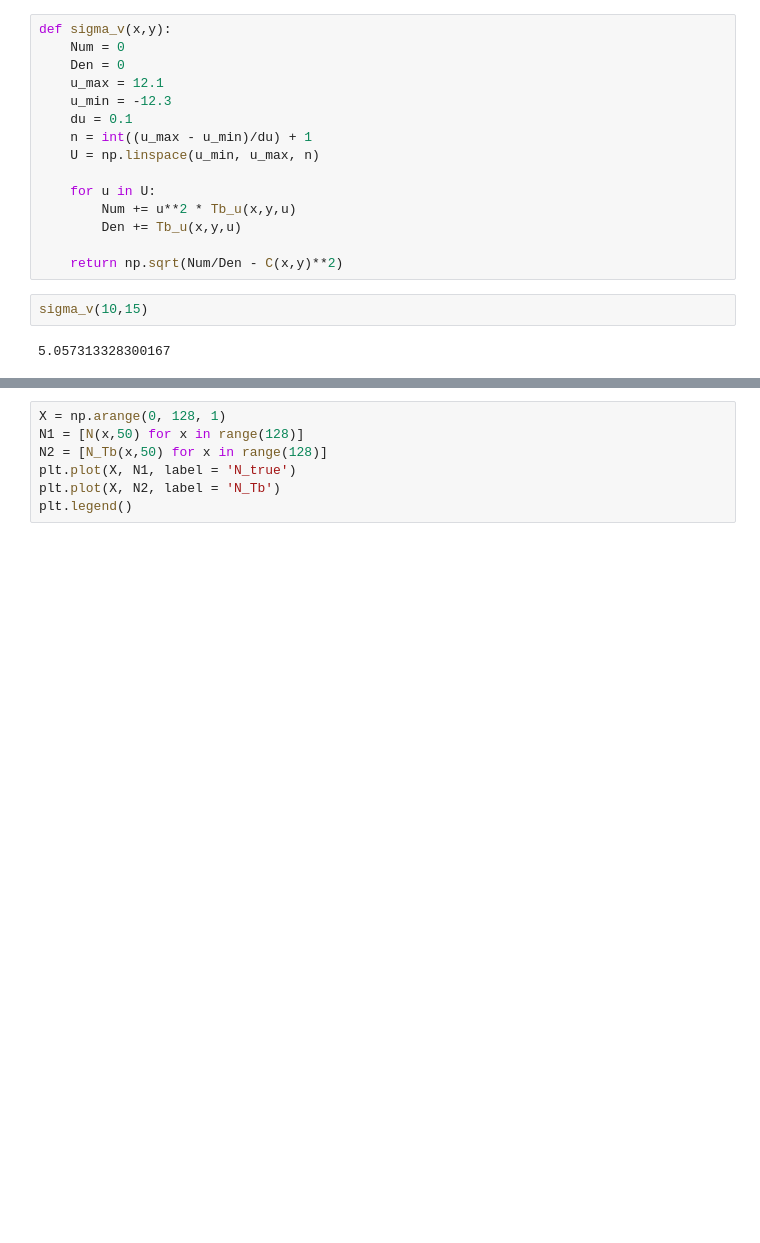
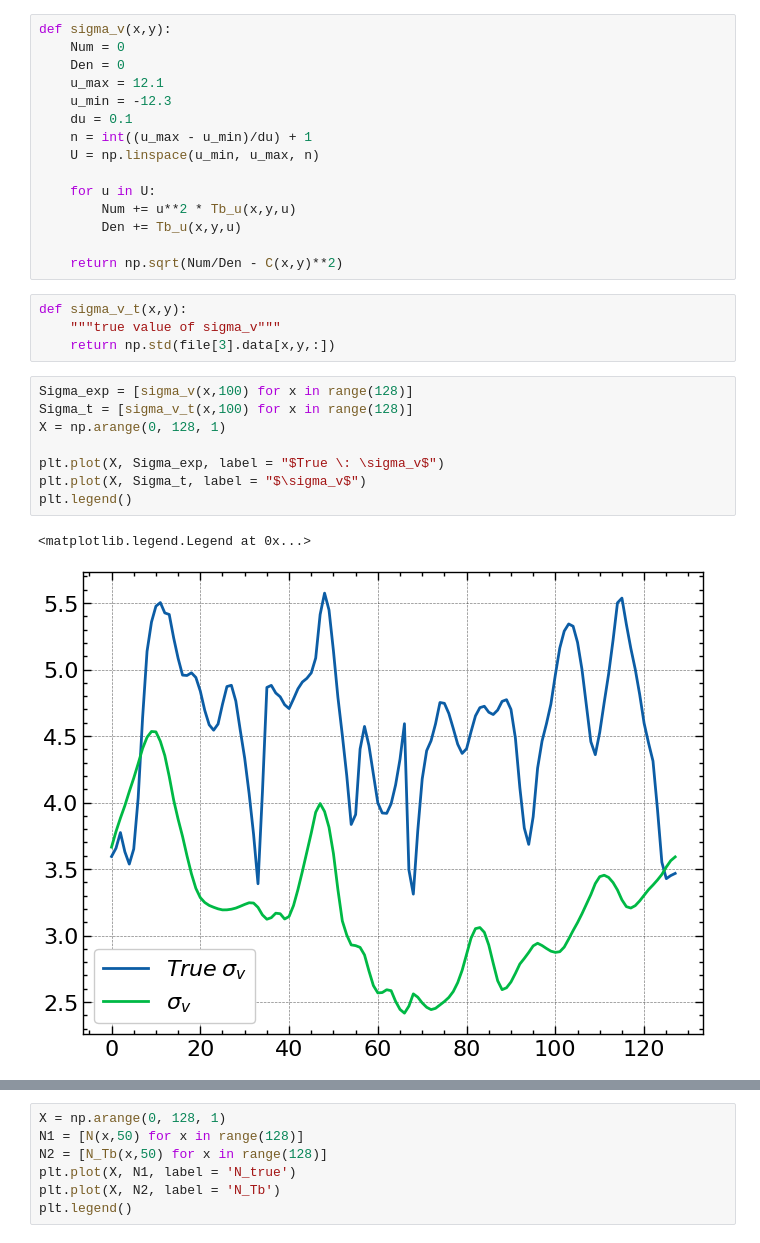
Before and after one commit to TimotheSchmidt/Code-PNU, a Jupyter notebook: Sigma_v.ipynb, the cells around one changed output, grey strips where cells are left out. Drawn from its saved outputs; the diff is of its cells as text; blank space fills up the shorter version.

```diff
--- a/Sigma_v.ipynb
+++ b/Sigma_v.ipynb
@@ -86,9 +108,20 @@ def sigma_v(x,y):
         Den += Tb_u(x,y,u)
 
     return np.sqrt(Num/Den - C(x,y)**2)
-# %%
-sigma_v(10,15)
-# %% [output]
-5.057313328300167
+# %%
+def sigma_v_t(x,y):
+    """true value of sigma_v"""
+    return np.std(file[3].data[x,y,:])
+# %%
+Sigma_exp = [sigma_v(x,100) for x in range(128)]
+Sigma_t = [sigma_v_t(x,100) for x in range(128)]
+X = np.arange(0, 128, 1)
+
+plt.plot(X, Sigma_exp, label = "$True \: \sigma_v$")
+plt.plot(X, Sigma_t, label = "$\sigma_v$")
+plt.legend()
+# %% [output]
+<matplotlib.legend.Legend at 0x...>
+[figure, added]
 # %%
 def B(file,x,y,z):
```
Also changed, not shown: parts of 11 cells of this notebook, 1 other file.
